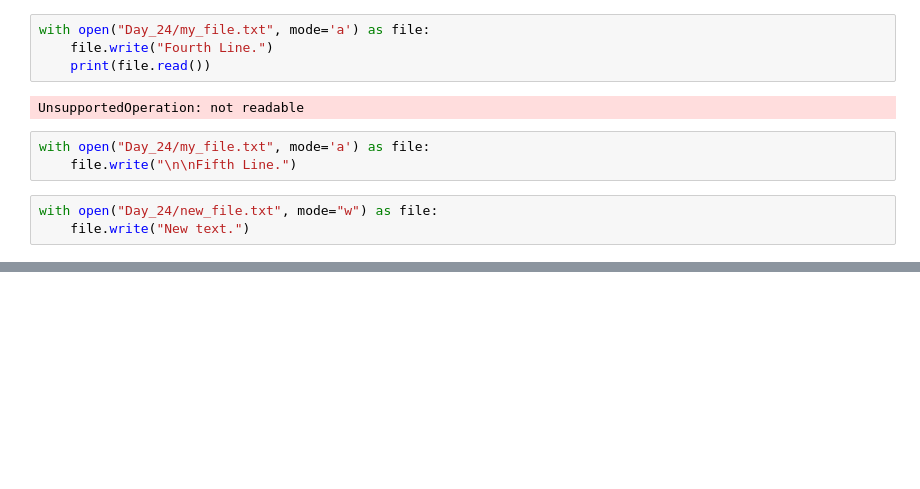
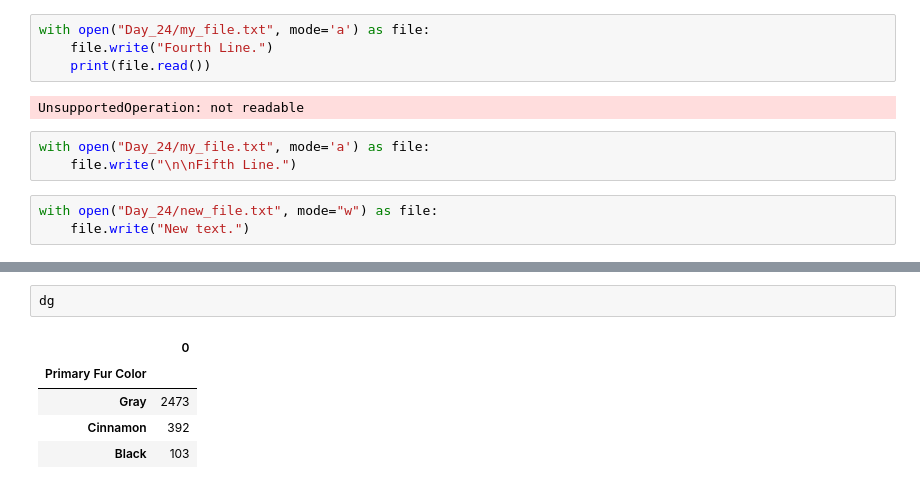
Before and after one commit to victorladeia/100_days_of_code_bootcamp, a Jupyter notebook: main.ipynb, the cells around one changed output, grey strips where cells are left out. Cells and saved outputs as stored; diff of their text form; blank space fills up the shorter version.

```diff
--- a/main.ipynb
+++ b/main.ipynb
@@ -907,0 +1159,8 @@ with open("Day_24/new_file.txt", mode="w") as file:
+# %%
+dg
+# %% [output]
+|  | 0 |
+| Primary Fur Color |  |
+| Gray | 2473 |
+| Cinnamon | 392 |
+| Black | 103 |
```
Also changed, not shown: parts of 37 cells of this notebook, 14 other files.
